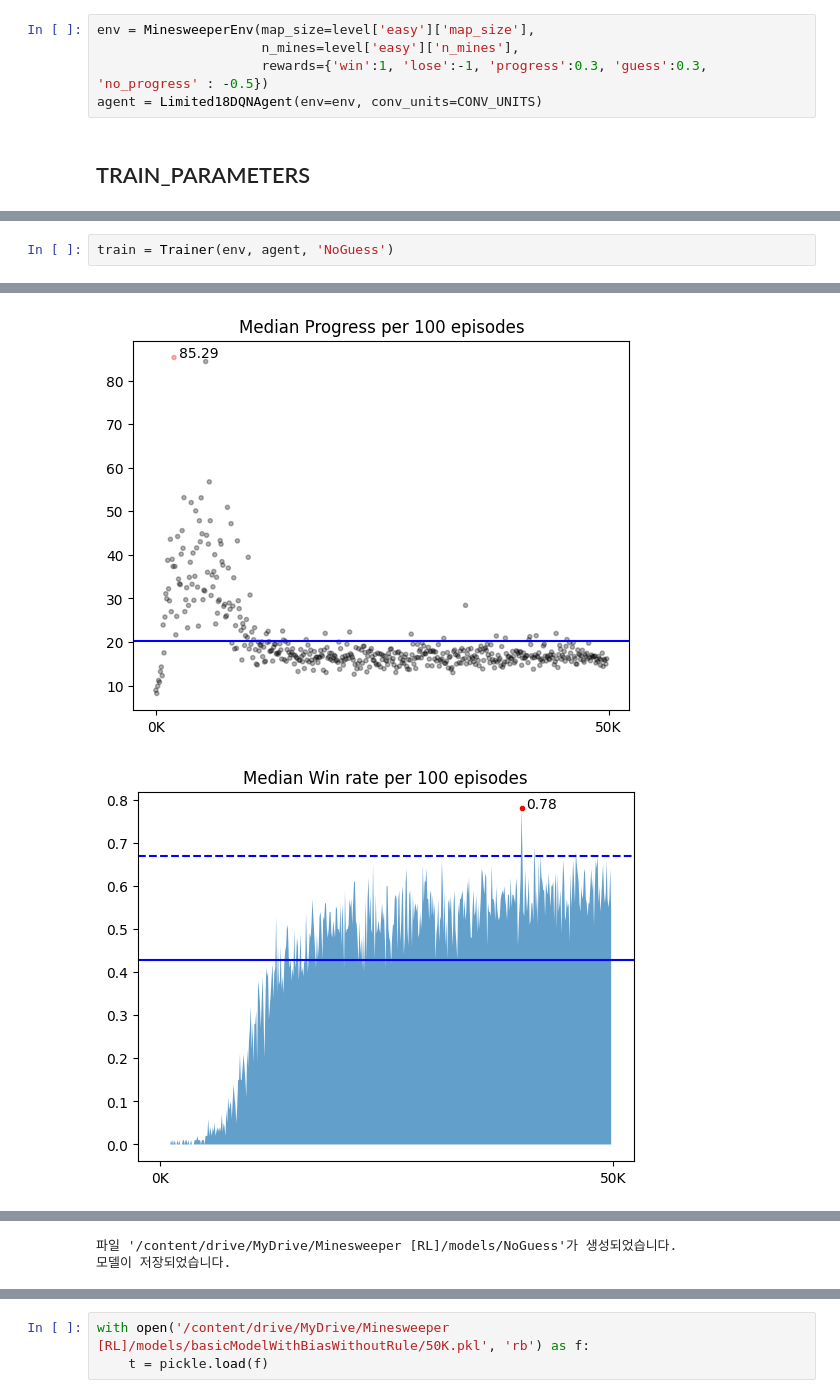
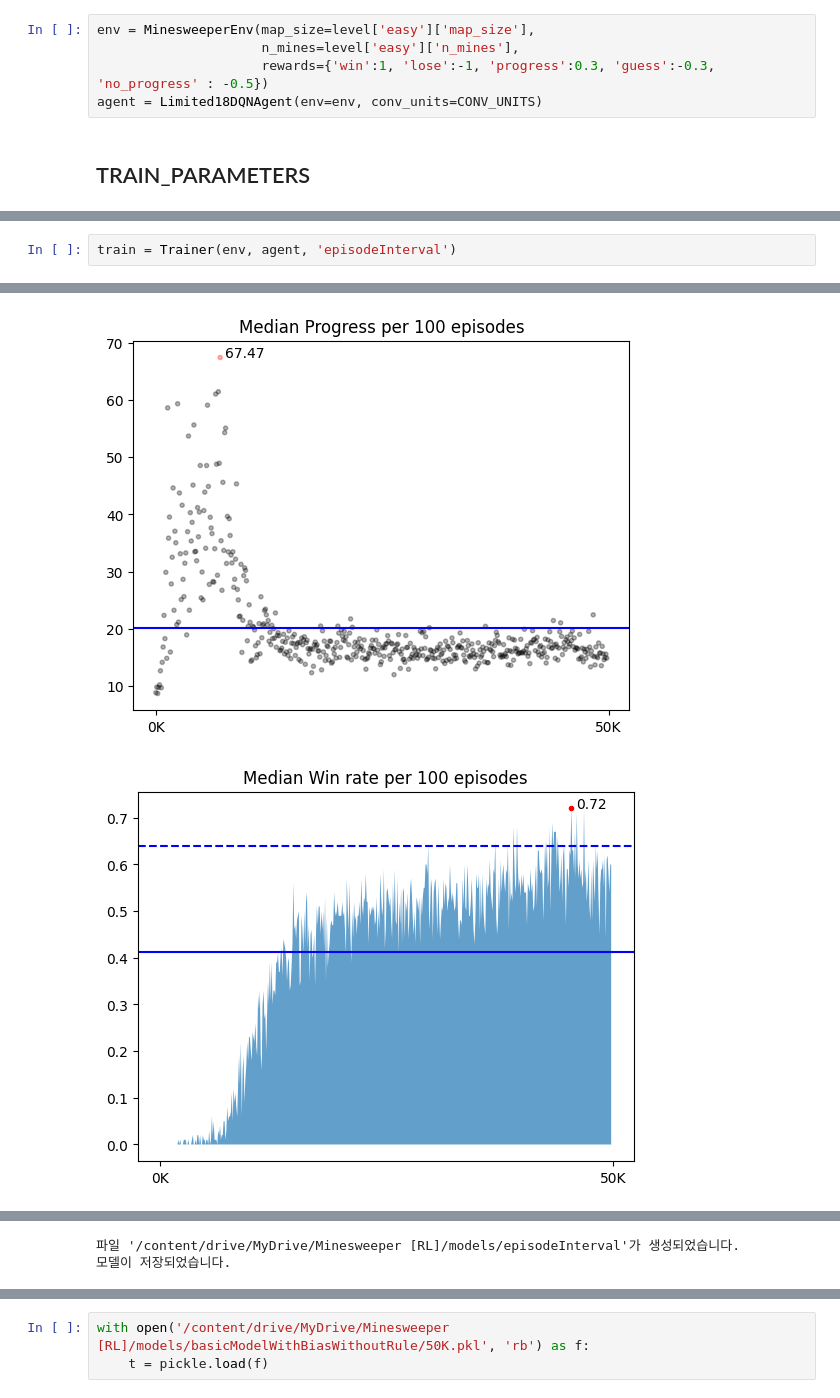
Before and after one commit to Tonnonssi/-RL-Minesweeper, a Jupyter notebook: codes/Main/lab/[lab]NoRewards0.5.ipynb, the cells around one changed output, grey strips where cells are left out. Cells and saved outputs as stored; diff of their text form.

```diff
--- a/codes/Main/lab/[lab]NoRewards0.5.ipynb
+++ b/codes/Main/lab/[lab]NoRewards0.5.ipynb
@@ -69,7 +69,7 @@ UPDATE_TARGET_EVERY = 5
 # %%
 env = MinesweeperEnv(map_size=level['easy']['map_size'],
                      n_mines=level['easy']['n_mines'],
-                     rewards={'win':1, 'lose':-1, 'progress':0.3, 'guess':0.3, 'no_progress' : -0.5})
+                     rewards={'win':1, 'lose':-1, 'progress':0.3, 'guess':-0.3, 'no_progress' : -0.5})
 agent = Limited18DQNAgent(env=env, conv_units=CONV_UNITS)
 # %% [markdown]
 ## TRAIN_PARAMETERS
@@ -84,5 +84,5 @@ TRAIN_INTERVAL = TRAIN_INTERVALS[0]
 VALID_SAMPLE = 1000
 VALID_INTERVAL = 10
 # %%
-train = Trainer(env, agent, 'NoGuess')
+train = Trainer(env, agent, 'episodeInterval')
 # %% [output]
@@ -106,2 +106,2 @@ Episode: [50000/50000], Median progress: 16.50, Median reward: 3.85, Win rate :
-[figure, old version]
+[figure, new version]
-[figure, old version]
+[figure, new version]
@@ -110,3 +110,3 @@ Episode: [50000/50000], Median progress: 16.50, Median reward: 3.85, Win rate :
-파일 '/content/drive/MyDrive/Minesweeper [RL]/models/NoGuess'가 생성되었습니다.
+파일 '/content/drive/MyDrive/Minesweeper [RL]/models/episodeInterval'가 생성되었습니다.
 모델이 저장되었습니다.
 # %%
```
Also changed, not shown: parts of 5 cells of this notebook, 3 other files.
